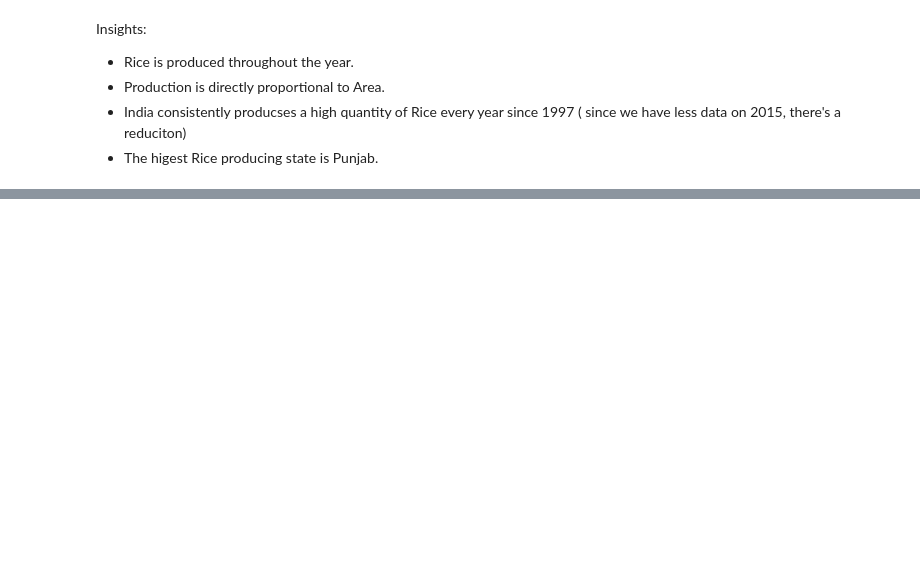
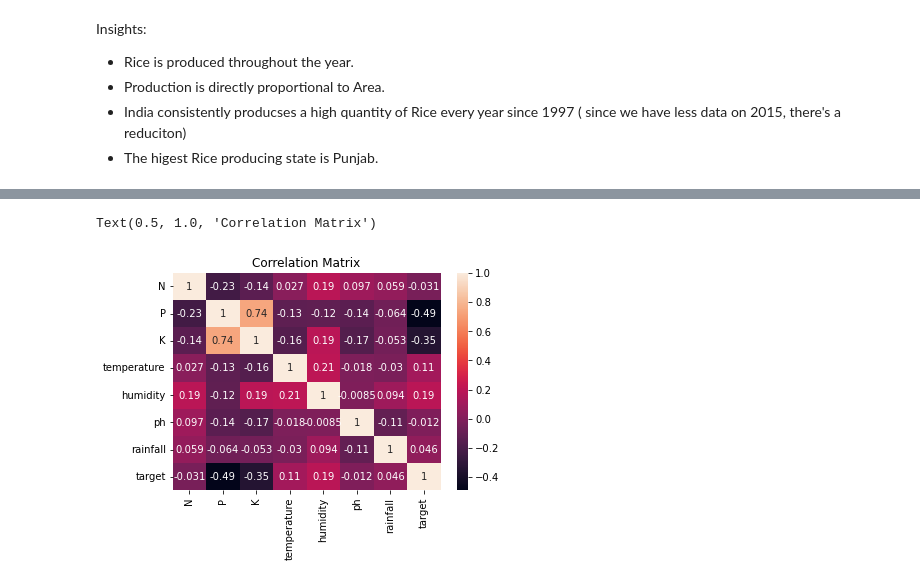
Before and after one commit to Lewy2609/Indian-Crop-Production-Prediction, a Jupyter notebook: CPP.ipynb, the cells around one changed output, grey strips where cells are left out. Drawn from its saved outputs; the diff is of its cells as text; code cells hidden in the pictures; blank space fills up the shorter version.

```diff
--- a/CPP.ipynb
+++ b/CPP.ipynb
@@ -520,0 +673,6 @@ r2_score(y_test,preds)
+# %%
+sns.heatmap(crop_data.corr(), annot =True)
+plt.title('Correlation Matrix')
+# %% [output]
+Text(0.5, 1.0, 'Correlation Matrix')
+[figure, added]
```
Also changed, not shown: parts of 66 cells of this notebook, 1 other file.
